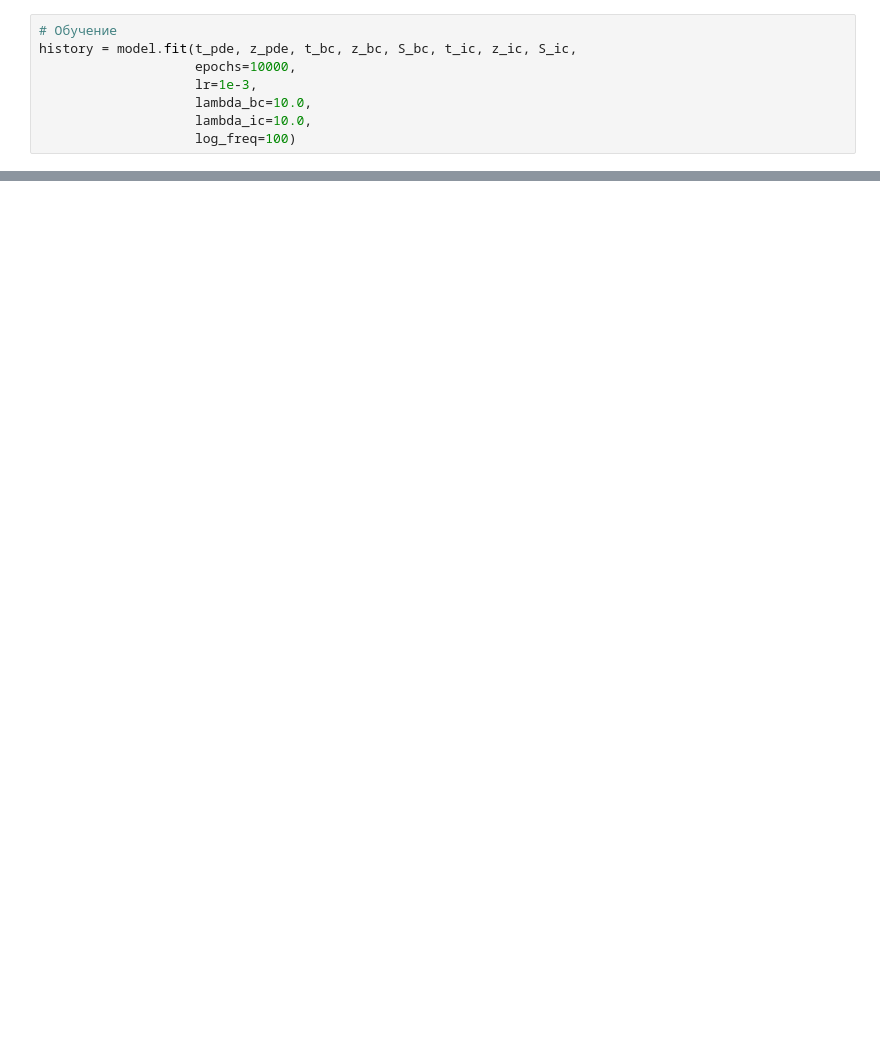
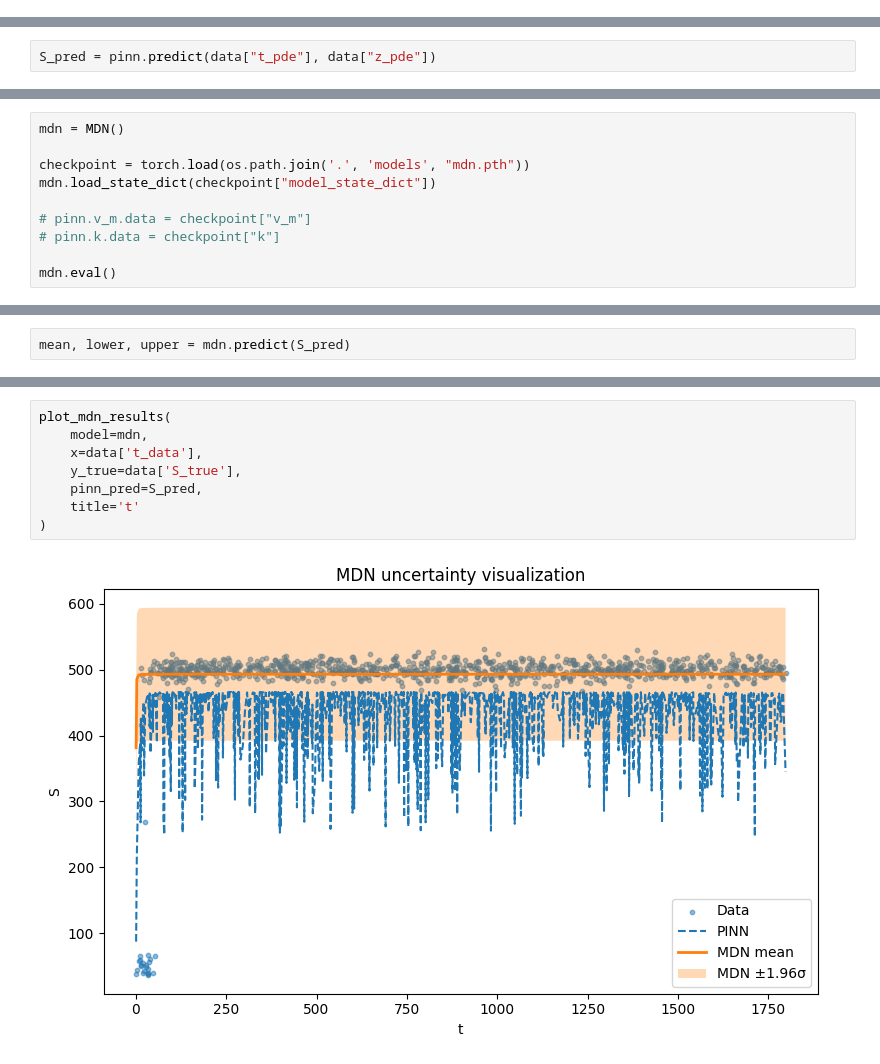
Before and after one commit to kzmna/PINN, a Jupyter notebook: src/training.ipynb, the cells around one changed output, grey strips where cells are left out. Cells and saved outputs as stored; diff of their text form; blank space fills up the shorter version.

```diff
--- a/src/training.ipynb
+++ b/src/training.ipynb
@@ -32,8 +22,0 @@ model = PINN(epochs=5000,
-# %%
-# Обучение
-history = model.fit(t_pde, z_pde, t_bc, z_bc, S_bc, t_ic, z_ic, S_ic,
-                    epochs=10000,
-                    lr=1e-3,
-                    lambda_bc=10.0,
-                    lambda_ic=10.0,
-                    log_freq=100)
@@ -85,0 +232,2 @@ tensor(3.8076e-07, requires_grad=True)
+# %%
+S_pred = pinn.predict(data["t_pde"], data["z_pde"])
@@ -85,0 +411,10 @@ tensor(3.8076e-07, requires_grad=True)
+# %%
+mdn = MDN()
+
+checkpoint = torch.load(os.path.join('.', 'models', "mdn.pth"))
+mdn.load_state_dict(checkpoint["model_state_dict"])
+
+# pinn.v_m.data = checkpoint["v_m"]
+# pinn.k.data = checkpoint["k"]
+
+mdn.eval()
@@ -85,0 +453,2 @@ tensor(3.8076e-07, requires_grad=True)
+# %%
+mean, lower, upper = mdn.predict(S_pred)
@@ -85,0 +509,10 @@ tensor(3.8076e-07, requires_grad=True)
+# %%
+plot_mdn_results(
+    model=mdn,
+    x=data['t_data'],
+    y_true=data['S_true'],
+    pinn_pred=S_pred,
+    title='t'
+)
+# %% [output]
+[figure, added]
```
Also changed, not shown: parts of 39 cells of this notebook, 7 other files.
